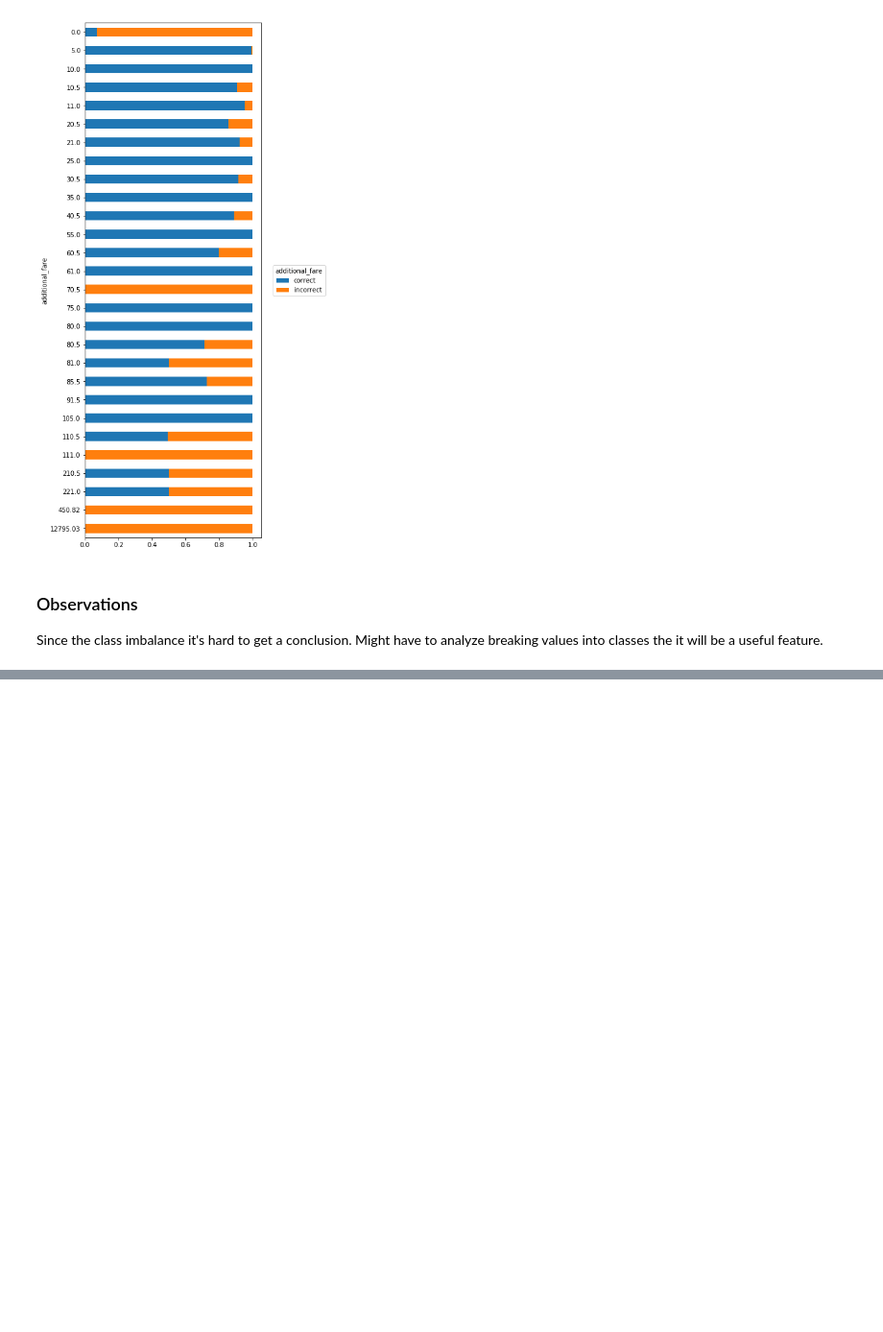
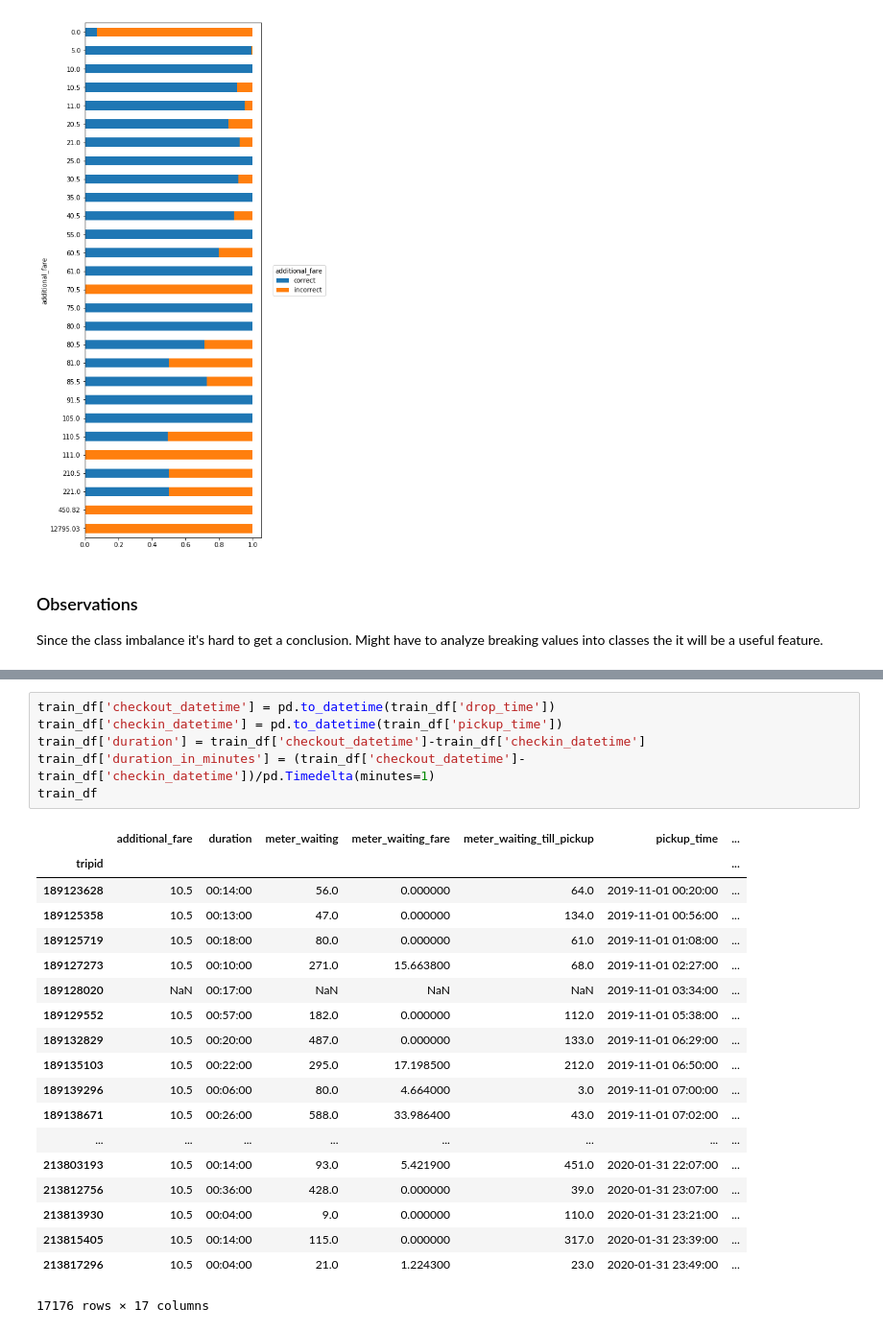
Before and after one commit to maduranga95/Tuk_fare_accuracy, a Jupyter notebook: Fare_Classification_visualization_preprocessing.ipynb, the cells around one changed output, grey strips where cells are left out. Shown at 96% size. Drawn from its saved outputs; the diff is of its cells as text; blank space fills up the shorter version.

```diff
--- a/Fare_Classification_visualization_preprocessing.ipynb
+++ b/Fare_Classification_visualization_preprocessing.ipynb
@@ -233,0 +325,26 @@ Might have to analyze breaking values into classes the it will be a useful featu
+# %%
+train_df['checkout_datetime'] = pd.to_datetime(train_df['drop_time'])
+train_df['checkin_datetime'] = pd.to_datetime(train_df['pickup_time'])
+train_df['duration'] = train_df['checkout_datetime']-train_df['checkin_datetime']
+train_df['duration_in_minutes'] = (train_df['checkout_datetime']-train_df['checkin_datetime'])/pd.Timedelta(minutes=1)
+train_df
+# %% [output]
+|  | additional_fare | duration | meter_waiting | meter_waiting_fare | meter_waiting_till_pickup | pickup_time | ... |
+| tripid |  |  |  |  |  |  | ... |
+| 189123628 | 10.5 | 00:14:00 | 56.0 | 0.000000 | 64.0 | 2019-11-01 00:20:00 | ... |
+| 189125358 | 10.5 | 00:13:00 | 47.0 | 0.000000 | 134.0 | 2019-11-01 00:56:00 | ... |
+| 189125719 | 10.5 | 00:18:00 | 80.0 | 0.000000 | 61.0 | 2019-11-01 01:08:00 | ... |
+| 189127273 | 10.5 | 00:10:00 | 271.0 | 15.663800 | 68.0 | 2019-11-01 02:27:00 | ... |
+| 189128020 | NaN | 00:17:00 | NaN | NaN | NaN | 2019-11-01 03:34:00 | ... |
+| 189129552 | 10.5 | 00:57:00 | 182.0 | 0.000000 | 112.0 | 2019-11-01 05:38:00 | ... |
+| 189132829 | 10.5 | 00:20:00 | 487.0 | 0.000000 | 133.0 | 2019-11-01 06:29:00 | ... |
+| 189135103 | 10.5 | 00:22:00 | 295.0 | 17.198500 | 212.0 | 2019-11-01 06:50:00 | ... |
+| 189139296 | 10.5 | 00:06:00 | 80.0 | 4.664000 | 3.0 | 2019-11-01 07:00:00 | ... |
+| 189138671 | 10.5 | 00:26:00 | 588.0 | 33.986400 | 43.0 | 2019-11-01 07:02:00 | ... |
+| ... | ... | ... | ... | ... | ... | ... | ... |
+| 213803193 | 10.5 | 00:14:00 | 93.0 | 5.421900 | 451.0 | 2020-01-31 22:07:00 | ... |
+| 213812756 | 10.5 | 00:36:00 | 428.0 | 0.000000 | 39.0 | 2020-01-31 23:07:00 | ... |
+| 213813930 | 10.5 | 00:04:00 | 9.0 | 0.000000 | 110.0 | 2020-01-31 23:21:00 | ... |
+| 213815405 | 10.5 | 00:14:00 | 115.0 | 0.000000 | 317.0 | 2020-01-31 23:39:00 | ... |
+| 213817296 | 10.5 | 00:04:00 | 21.0 | 1.224300 | 23.0 | 2020-01-31 23:49:00 | ... |
+17176 rows × 17 columns
```
Also changed, not shown: parts of 6 cells of this notebook, 4 other files.
